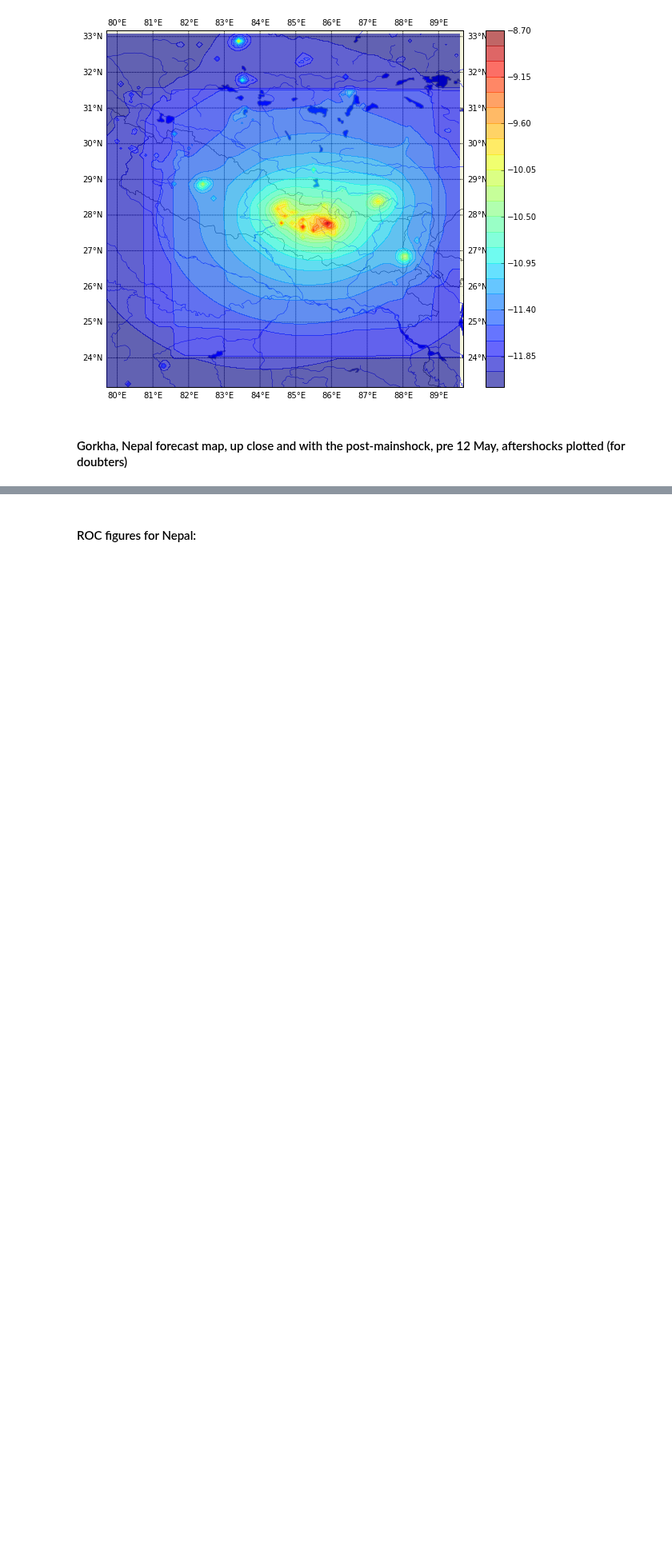
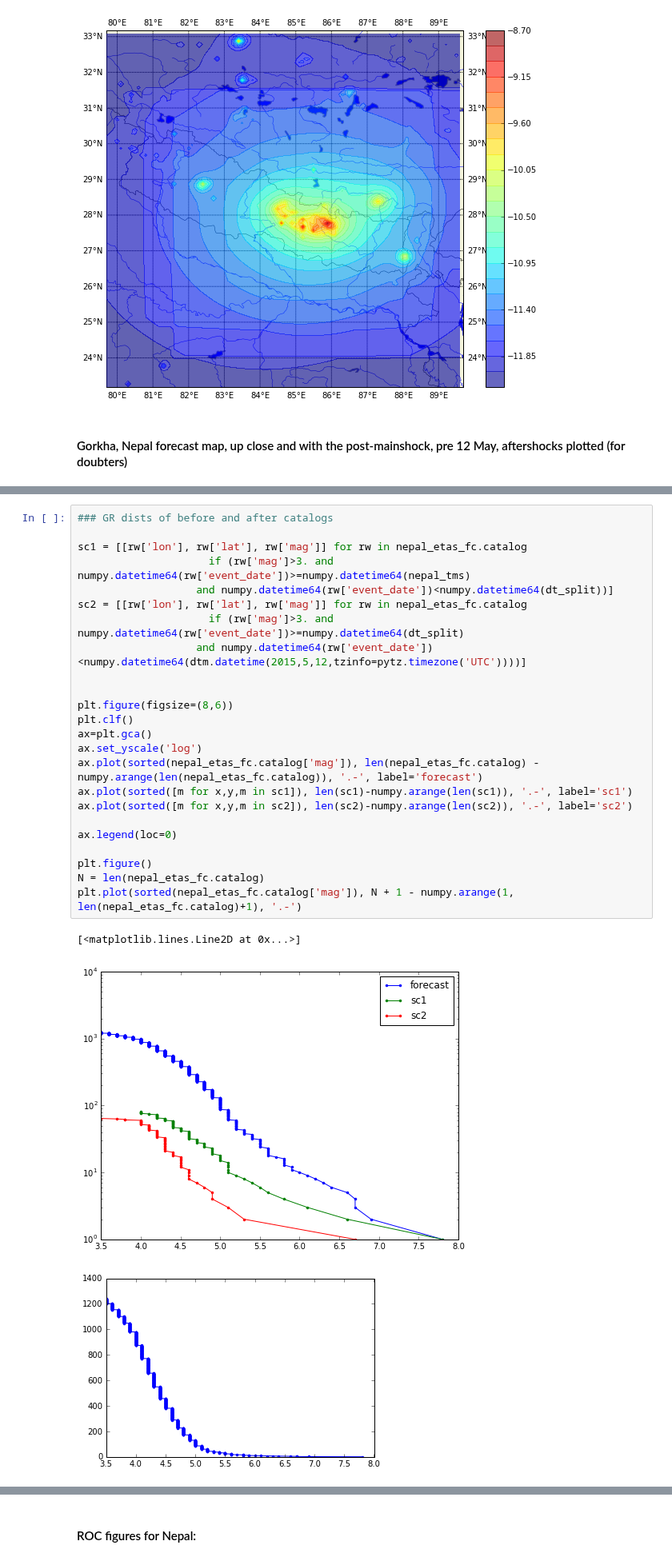
Before and after one commit to markyoder/globalETAS, a Jupyter notebook: global_etas_figs_revision.ipynb, the cells around one changed output, grey strips where cells are left out. Shown at 80% size. Cells and saved outputs as stored; diff of their text form; blank space fills up the shorter version.

```diff
--- a/global_etas_figs_revision.ipynb
+++ b/global_etas_figs_revision.ipynb
@@ -214,3 +278,31 @@ fg.savefig(os.path.join(revisions_data, 'nepal_fc_etas_contours_closeup_with_eqs
+# %%
+### GR dists of before and after catalogs
+
+sc1 = [[rw['lon'], rw['lat'], rw['mag']] for rw in nepal_etas_fc.catalog
+                     if (rw['mag']>3. and numpy.datetime64(rw['event_date'])>=numpy.datetime64(nepal_tms)
+                   and numpy.datetime64(rw['event_date'])<numpy.datetime64(dt_split))]
+sc2 = [[rw['lon'], rw['lat'], rw['mag']] for rw in nepal_etas_fc.catalog
+                     if (rw['mag']>3. and numpy.datetime64(rw['event_date'])>=numpy.datetime64(dt_split)
+                   and numpy.datetime64(rw['event_date'])<numpy.datetime64(dtm.datetime(2015,5,12,tzinfo=pytz.timezone('UTC'))))]
+
+
+plt.figure(figsize=(8,6))
+plt.clf()
+ax=plt.gca()
+ax.set_yscale('log')
+ax.plot(sorted(nepal_etas_fc.catalog['mag']), len(nepal_etas_fc.catalog) - numpy.arange(len(nepal_etas_fc.catalog)), '.-', label='forecast')
+ax.plot(sorted([m for x,y,m in sc1]), len(sc1)-numpy.arange(len(sc1)), '.-', label='sc1')
+ax.plot(sorted([m for x,y,m in sc2]), len(sc2)-numpy.arange(len(sc2)), '.-', label='sc2')
+
+ax.legend(loc=0)
+
+plt.figure()
+N = len(nepal_etas_fc.catalog)
+plt.plot(sorted(nepal_etas_fc.catalog['mag']), N + 1 - numpy.arange(1, len(nepal_etas_fc.catalog)+1), '.-')
+# %% [output]
+[<matplotlib.lines.Line2D at 0x...>]
+[figure, added]
+[figure, added]
 # %%
 fg=plt.figure(2, figsize=(10,8))
 plt.clf()
```
Also changed, not shown: parts of 11 cells of this notebook, 1 other file.
